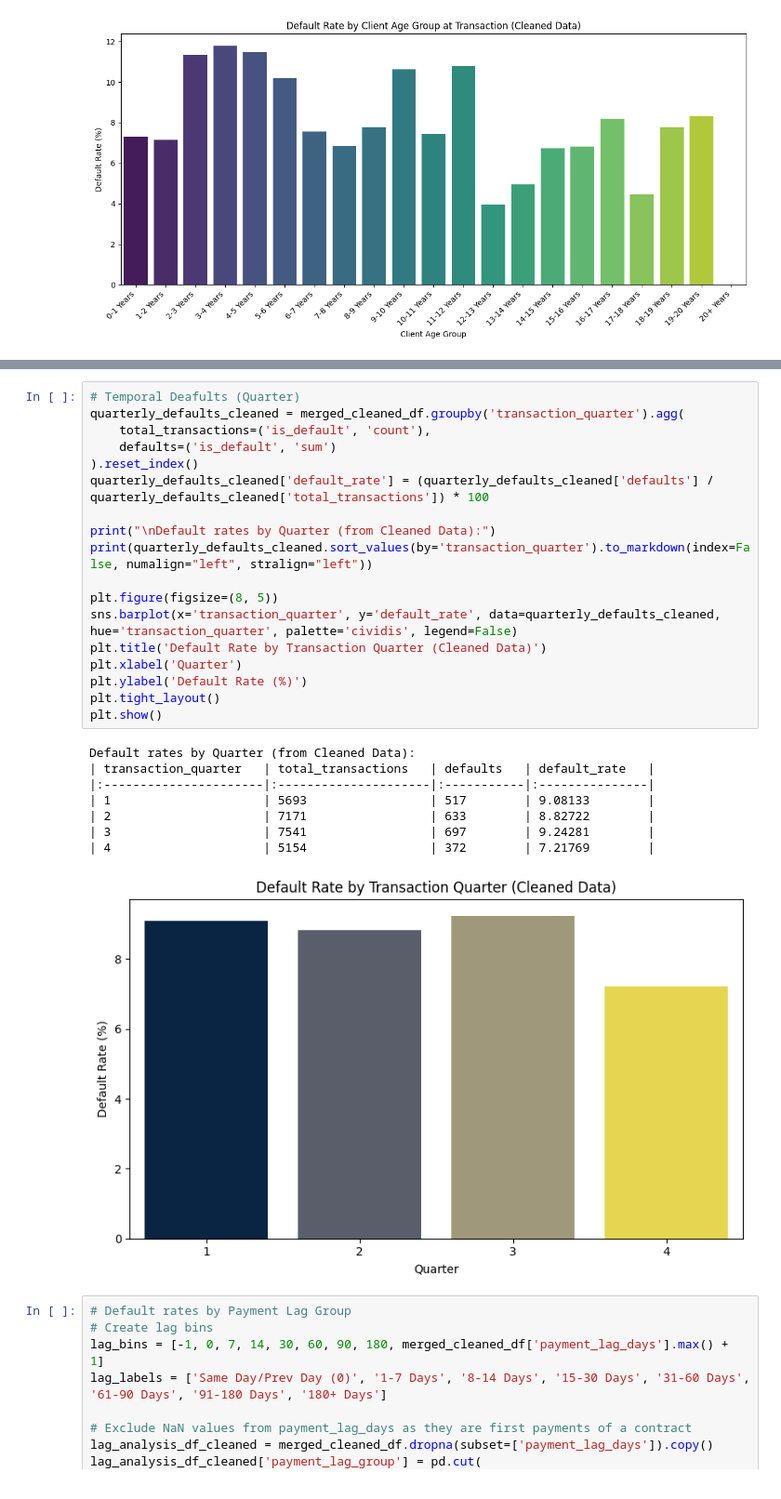
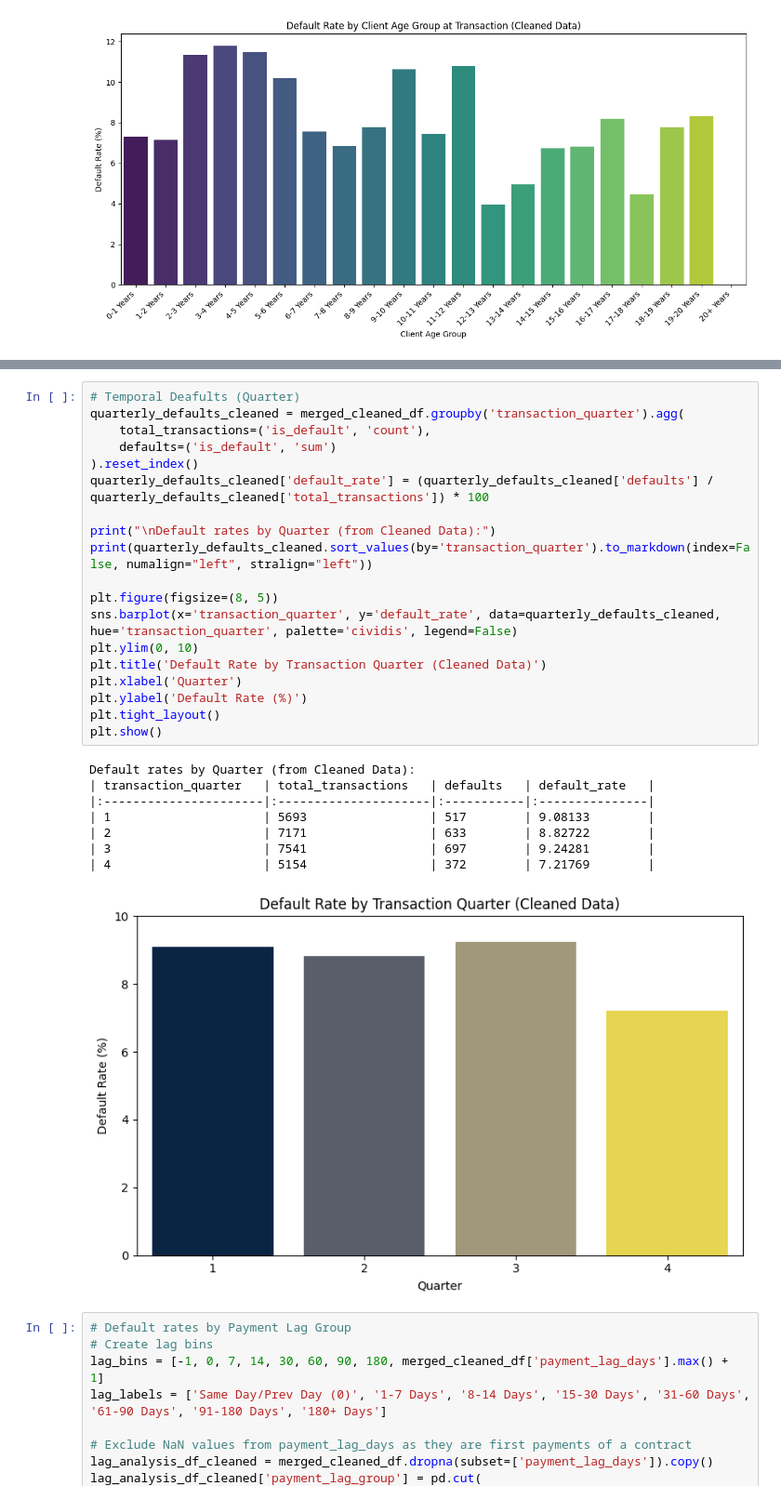
Before and after one commit to jack-braga/Jack-Braga-Case-Study, a Jupyter notebook: Final_Analysis.ipynb, the cells around one changed output, grey strips where cells are left out. Shown at 93% size. Saved outputs shown, nothing was run; the diff lists cells and outputs as text.

```diff
--- a/Final_Analysis.ipynb
+++ b/Final_Analysis.ipynb
@@ -544,30 +547,31 @@ Default rates by Month (from Cleaned Data):
 # %%
 # Temporal Deafults (Quarter)
 quarterly_defaults_cleaned = merged_cleaned_df.groupby('transaction_quarter').agg(
     total_transactions=('is_default', 'count'),
     defaults=('is_default', 'sum')
 ).reset_index()
 quarterly_defaults_cleaned['default_rate'] = (quarterly_defaults_cleaned['defaults'] / quarterly_defaults_cleaned['total_transactions']) * 100
 
 print("\nDefault rates by Quarter (from Cleaned Data):")
 print(quarterly_defaults_cleaned.sort_values(by='transaction_quarter').to_markdown(index=False, numalign="left", stralign="left"))
 
 plt.figure(figsize=(8, 5))
 sns.barplot(x='transaction_quarter', y='default_rate', data=quarterly_defaults_cleaned, hue='transaction_quarter', palette='cividis', legend=False)
+plt.ylim(0, 10)
 plt.title('Default Rate by Transaction Quarter (Cleaned Data)')
 plt.xlabel('Quarter')
 plt.ylabel('Default Rate (%)')
 plt.tight_layout()
 plt.show()
 # %% [output]
 Default rates by Quarter (from Cleaned Data):
 | transaction_quarter   | total_transactions   | defaults   | default_rate   |
 |:----------------------|:---------------------|:-----------|:---------------|
 | 1                     | 5693                 | 517        | 9.08133        |
 | 2                     | 7171                 | 633        | 8.82722        |
 | 3                     | 7541                 | 697        | 9.24281        |
 | 4                     | 5154                 | 372        | 7.21769        |
-[figure, old version]
+[figure, new version]
 # %%
 # Default rates by Payment Lag Group
 # Create lag bins
```
Also changed, not shown: parts of 13 cells of this notebook.
